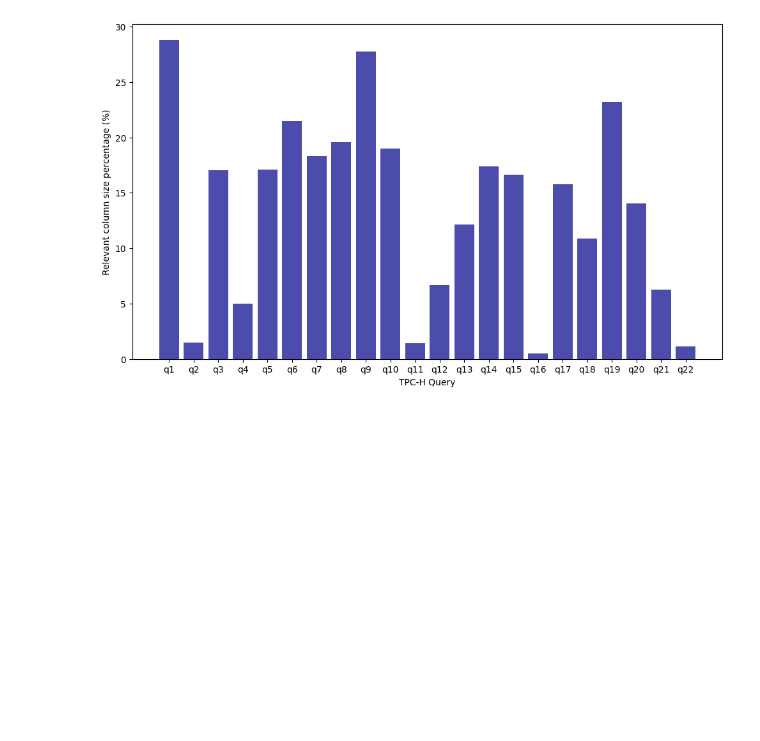
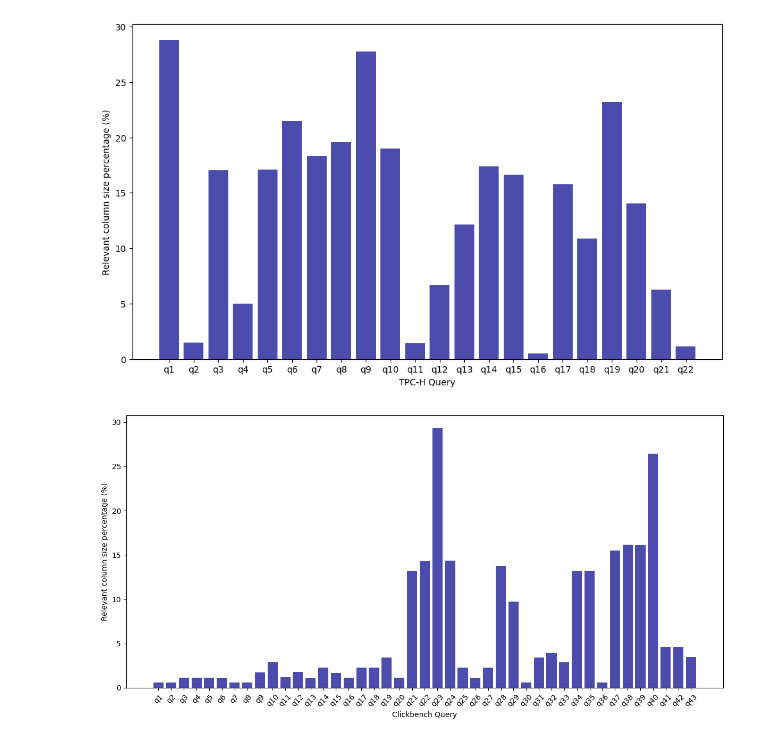
Before and after one commit to pixelsdb/pixels, a Jupyter notebook: pixels-amphi/pixels-amphi-worker/benchmark/scripts/visualize.ipynb, the cells around one changed output. Cells and saved outputs as stored; diff of their text form; code cells hidden in the pictures; blank space fills up the shorter version.

Commit message:
Add clickbench configuration for benchmark

```diff
--- a/pixels-amphi/pixels-amphi-worker/benchmark/scripts/visualize.ipynb
+++ b/pixels-amphi/pixels-amphi-worker/benchmark/scripts/visualize.ipynb
@@ -31,3 +32,36 @@ plt.savefig("./imgs/column_percentage.png")
 plt.show()
 # %% [output]
 [figure]
+# %%
+# 设置查询和百分比数据
+queries = ['q'+str(i+1) for i in range(43)]
+clickbench_percentages = [
+    0.5765636422737905, 0.5765636422737905, 1.153127284547581, 1.153000914805662,
+    1.153000914805662, 1.1029192752319634, 0.5764372725318714, 0.5765636422737905,
+    1.7295645570794524, 2.8826918416270333, 1.2052917896714732, 1.7818554319452637,
+    1.1029192752319634, 2.2559201900376253, 1.679482917505754, 1.153000914805662,
+    2.2559201900376253, 2.2559201900376253, 3.4087947351013685, 1.153000914805662,
+    13.191167313050867, 14.29408658828283, 29.291229255620856, 14.344041858114611,
+    2.255793820295706, 1.1029192752319634, 2.255793820295706, 13.767730955324659,
+    9.754799244433162, 0.5765636422737905, 3.409173844327125, 3.9856111168589967,
+    2.8826918416270333, 13.191167313050867, 13.191167313050867, 0.5765636422737905,
+    15.497295512404111, 16.150269951885605, 16.0738591546779, 26.405222041384857,
+    4.612130028964566, 4.612256398706486, 3.4590027444169857
+]
+
+# 创建柱状图
+plt.figure(figsize=(12,6))
+plt.bar(queries, clickbench_percentages, color='darkblue', alpha=0.7)
+
+# 设置标题和轴标签
+# plt.title('The column size percentage for each query')
+plt.xticks(rotation=45)
+plt.xlabel('Clickbench Query')
+plt.ylabel('Relevant column size percentage (%)')
+
+# 显示图形
+plt.tight_layout()
+plt.savefig("./imgs/clickbench_column_percentage.png")
+plt.show()
+# %% [output]
+[figure, added]
```
Also changed, not shown: parts of 3 cells of this notebook, 11 other files.
